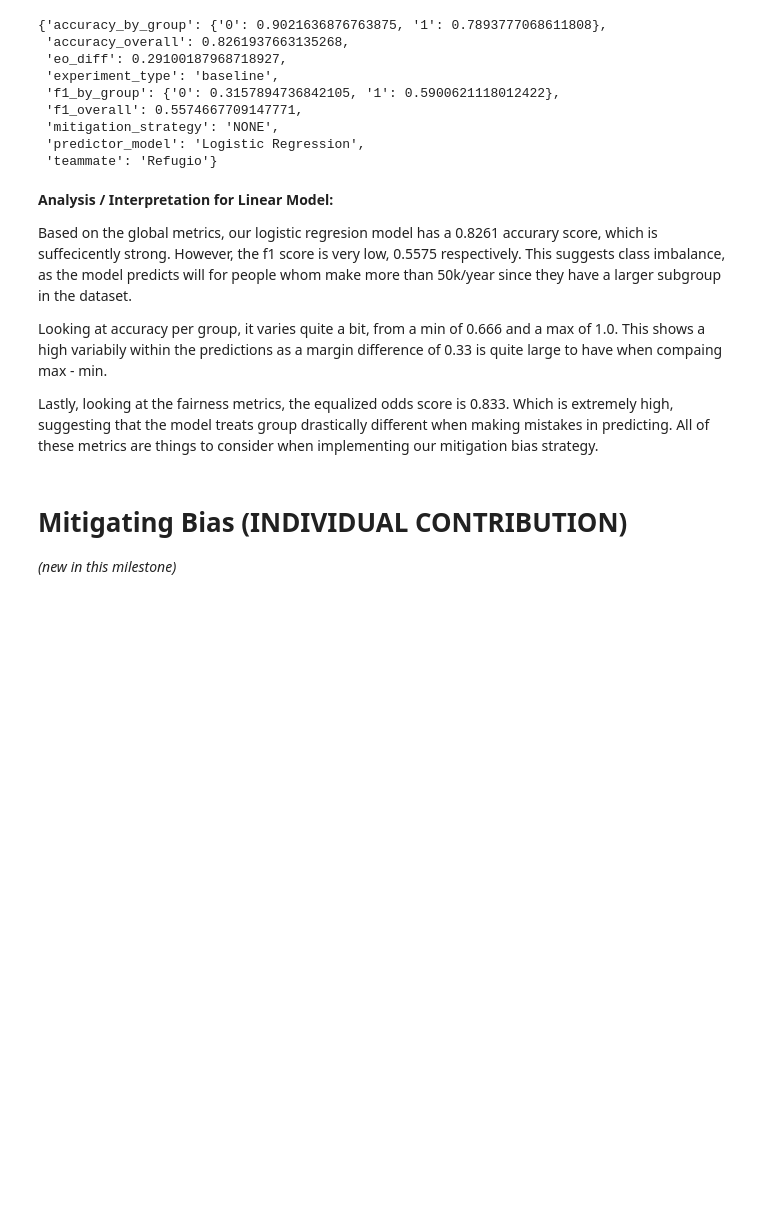
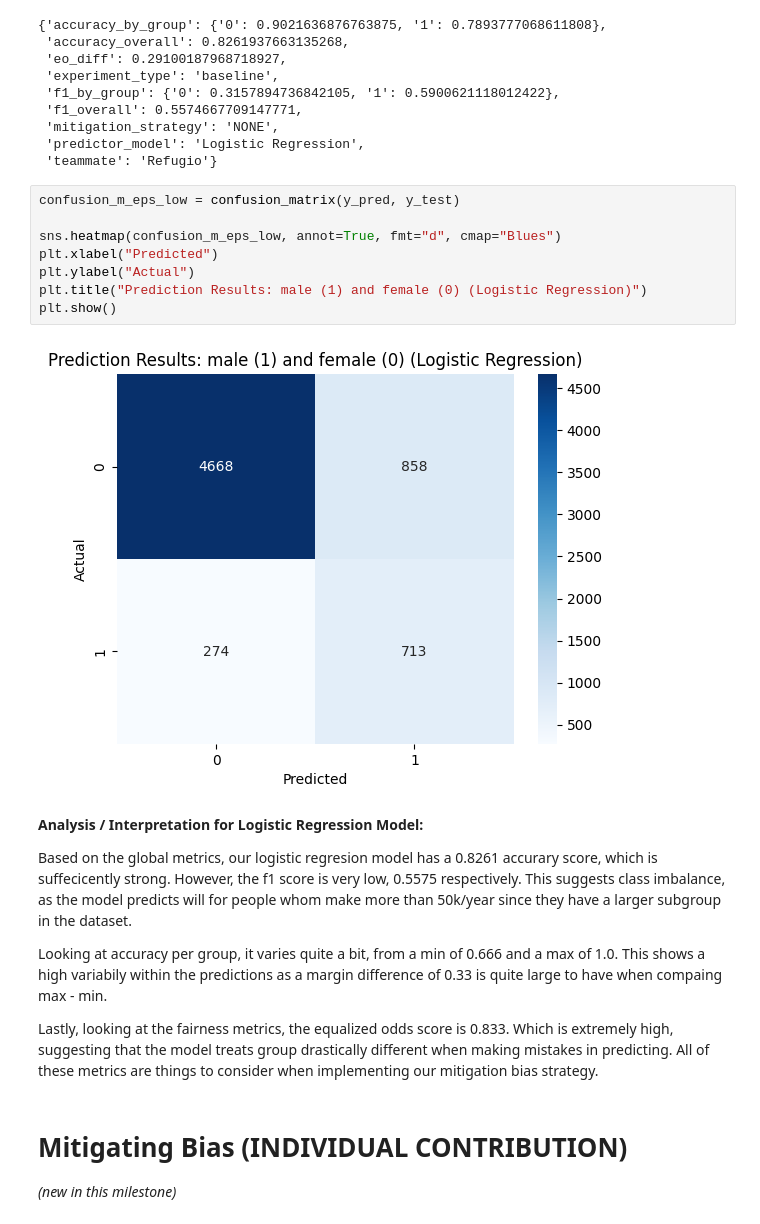
Before and after one commit to henry-AY/CS108-212-STAT108-212-W26-Course-Project, a Jupyter notebook: Week_6/CS108_212_STAT108_212_W26_Course_Project_Bias_Mitigation-2.ipynb, the cells around one changed output. Cells and saved outputs as stored; diff of their text form; blank space fills up the shorter version.

```diff
--- a/Week_6/CS108_212_STAT108_212_W26_Course_Project_Bias_Mitigation-2.ipynb
+++ b/Week_6/CS108_212_STAT108_212_W26_Course_Project_Bias_Mitigation-2.ipynb
@@ -506,8 +508,18 @@ pprint(results)
  'mitigation_strategy': 'NONE',
  'predictor_model': 'Logistic Regression',
  'teammate': 'Refugio'}
+# %%
+confusion_m_eps_low = confusion_matrix(y_pred, y_test)
+
+sns.heatmap(confusion_m_eps_low, annot=True, fmt="d", cmap="Blues")
+plt.xlabel("Predicted")
+plt.ylabel("Actual")
+plt.title("Prediction Results: male (1) and female (0) (Logistic Regression)")
+plt.show()
+# %% [output]
+[figure, added]
 # %% [markdown]
-**Analysis / Interpretation for Linear Model:**
+**Analysis / Interpretation for Logistic Regression Model:**
 
 Based on the global metrics, our logistic regresion model has a 0.8261 accurary score, which is suffecicently strong. However, the f1 score is very low, 0.5575 respectively. This suggests class imbalance, as the model predicts will for people whom make more than 50k/year since they have a larger subgroup in the dataset.
 
```
Also changed, not shown: parts of 12 cells of this notebook.
